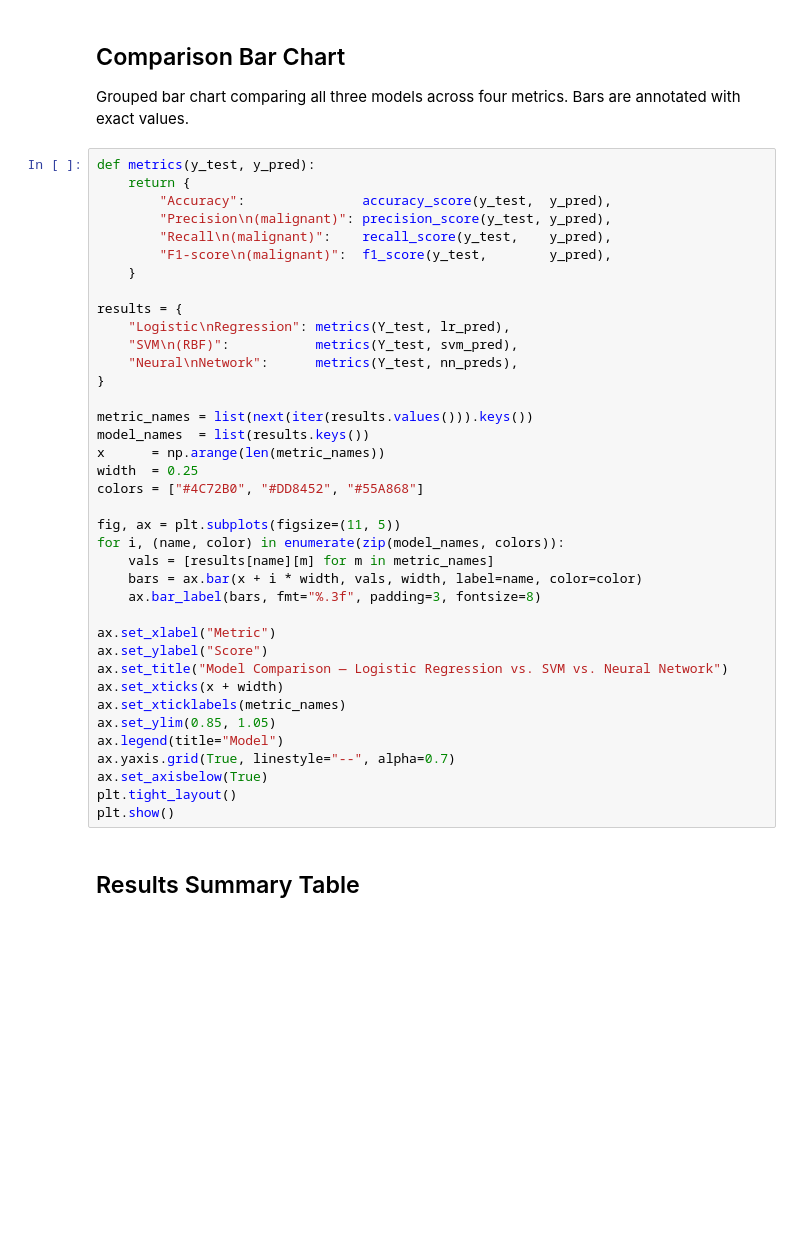
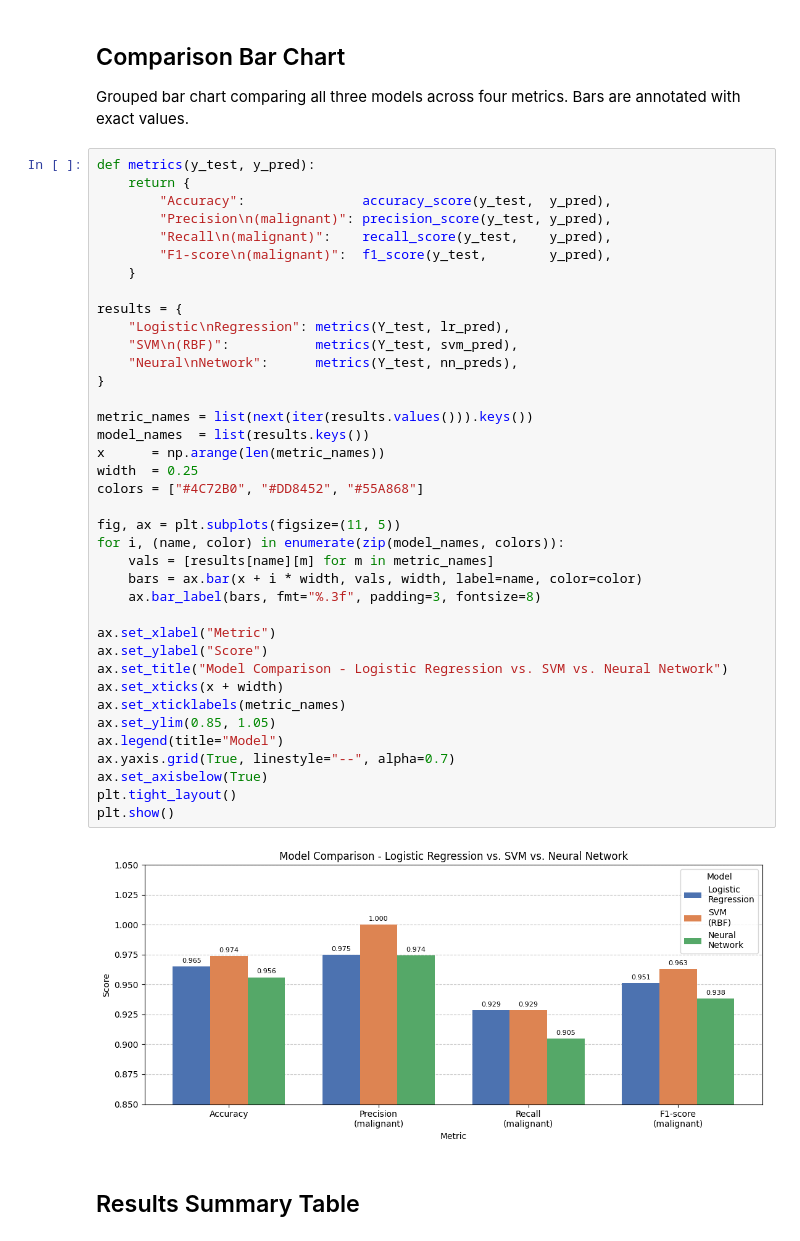
Before and after one commit to FelexHill7/cancerdetection, a Jupyter notebook: notebooks/model_comparison.ipynb, the cells around one changed output. Drawn from its saved outputs; the diff is of its cells as text; blank space fills up the shorter version.

```diff
--- a/notebooks/model_comparison.ipynb
+++ b/notebooks/model_comparison.ipynb
@@ -85,34 +49,36 @@ def metrics(y_test, y_pred):
     }
 
 results = {
     "Logistic\nRegression": metrics(Y_test, lr_pred),
     "SVM\n(RBF)":           metrics(Y_test, svm_pred),
     "Neural\nNetwork":      metrics(Y_test, nn_preds),
 }
 
 metric_names = list(next(iter(results.values())).keys())
 model_names  = list(results.keys())
 x      = np.arange(len(metric_names))
 width  = 0.25
 colors = ["#4C72B0", "#DD8452", "#55A868"]
 
 fig, ax = plt.subplots(figsize=(11, 5))
 for i, (name, color) in enumerate(zip(model_names, colors)):
     vals = [results[name][m] for m in metric_names]
     bars = ax.bar(x + i * width, vals, width, label=name, color=color)
     ax.bar_label(bars, fmt="%.3f", padding=3, fontsize=8)
 
 ax.set_xlabel("Metric")
 ax.set_ylabel("Score")
-ax.set_title("Model Comparison — Logistic Regression vs. SVM vs. Neural Network")
+ax.set_title("Model Comparison - Logistic Regression vs. SVM vs. Neural Network")
 ax.set_xticks(x + width)
 ax.set_xticklabels(metric_names)
 ax.set_ylim(0.85, 1.05)
 ax.legend(title="Model")
 ax.yaxis.grid(True, linestyle="--", alpha=0.7)
 ax.set_axisbelow(True)
 plt.tight_layout()
 plt.show()
+# %% [output]
+[figure, added]
 # %% [markdown]
 ## Results Summary Table
 # %%
```
Also changed, not shown: parts of 8 cells of this notebook, 10 other files.
